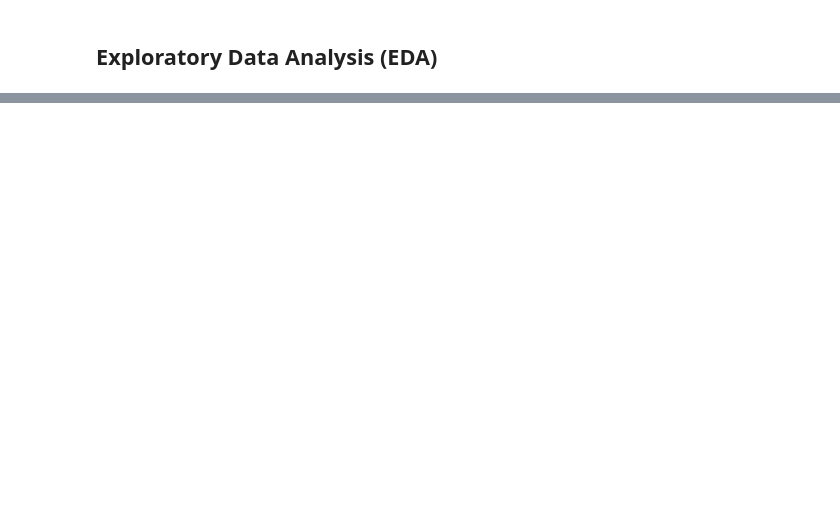
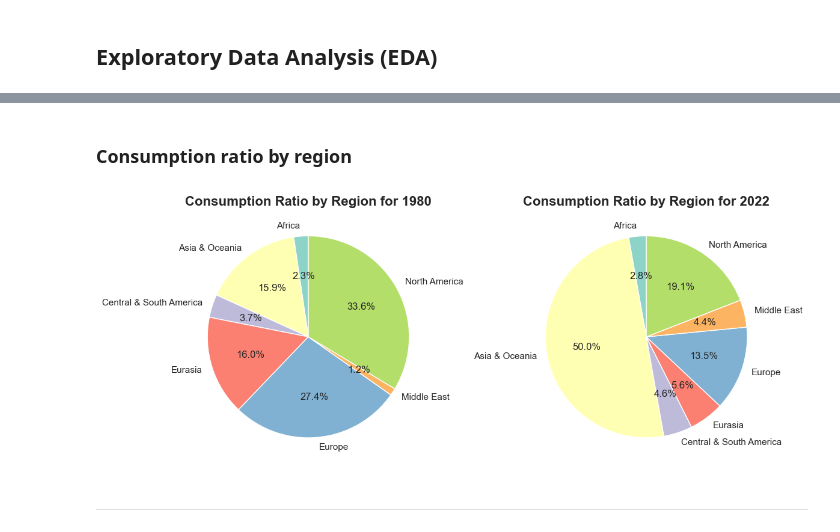
Before and after one commit to endritmustafa96/Global-Electricity-Consumption, a Jupyter notebook: 1. Notebook/Global_Electricity_Consumption.ipynb, the cells around one changed output, grey strips where cells are left out. Cells and saved outputs as stored; diff of their text form; code cells hidden in the pictures; blank space fills up the shorter version.

```diff
--- a/1. Notebook/Global_Electricity_Consumption.ipynb
+++ b/1. Notebook/Global_Electricity_Consumption.ipynb
@@ -421,3 +501,42 @@ plt.show()
+# %% [markdown]
+### Consumption ratio by region
+# %%
+
+# Filtering data for the year 1980
+df_1980 = df_processed_final[df_processed_final['Year'] == 1980].groupby('Region')['Net Consumption [TWh]'].sum().reset_index()
+# Calculating the total consumption for 1980
+total_consumption_1980 = df_1980['Net Consumption [TWh]'].sum()
+# Calculating the consumption ratio based on region
+df_1980['Consumption Ratio'] = df_1980['Net Consumption [TWh]'] / total_consumption_1980
+
+# Filtering data for the year 2022
+df_2022 = df_processed_final[df_processed_final['Year'] == 2021].groupby('Region')['Net Consumption [TWh]'].sum().reset_index()
+# Calculating the total consumption for 2022
+total_consumption_2022 = df_2022['Net Consumption [TWh]'].sum()
+# Calculateing the consumption ratio based on region
+df_2022['Consumption Ratio'] = (df_2022['Net Consumption [TWh]']) / total_consumption_2022
+
+
+# Creating a 1 x 2 subplot
+fig, axs = plt.subplots(1, 2, figsize=(12, 6))
+
+# Plotting the pie chart for 1980
+axs[0].pie(df_1980['Consumption Ratio'], labels=df_1980['Region'], autopct='%1.1f%%', startangle=90, colors=sns.color_palette('Set3'))
+axs[0].set_title('Consumption Ratio by Region for 1980', fontsize=16, fontweight='bold')
+
+# Plotting the pie chart for 2022
+axs[1].pie(df_2022['Consumption Ratio'], labels=df_2022['Region'], autopct='%1.1f%%', startangle=90, colors=sns.color_palette('Set3'))
+axs[1].set_title('Consumption Ratio by Region for 2022', fontsize=16, fontweight='bold')
+
+# Adjusting layout to prevent clipping of titles
+plt.tight_layout()
+
+# Showing the plot
+plt.show()
+# %% [output]
+[figure, added]
+# %% [markdown]
+---
 # %%
 df_processed_final.loc[df_processed_final['Country'] == 'Albania']
 # %% [output]
```
Also changed, not shown: parts of 12 cells of this notebook.
